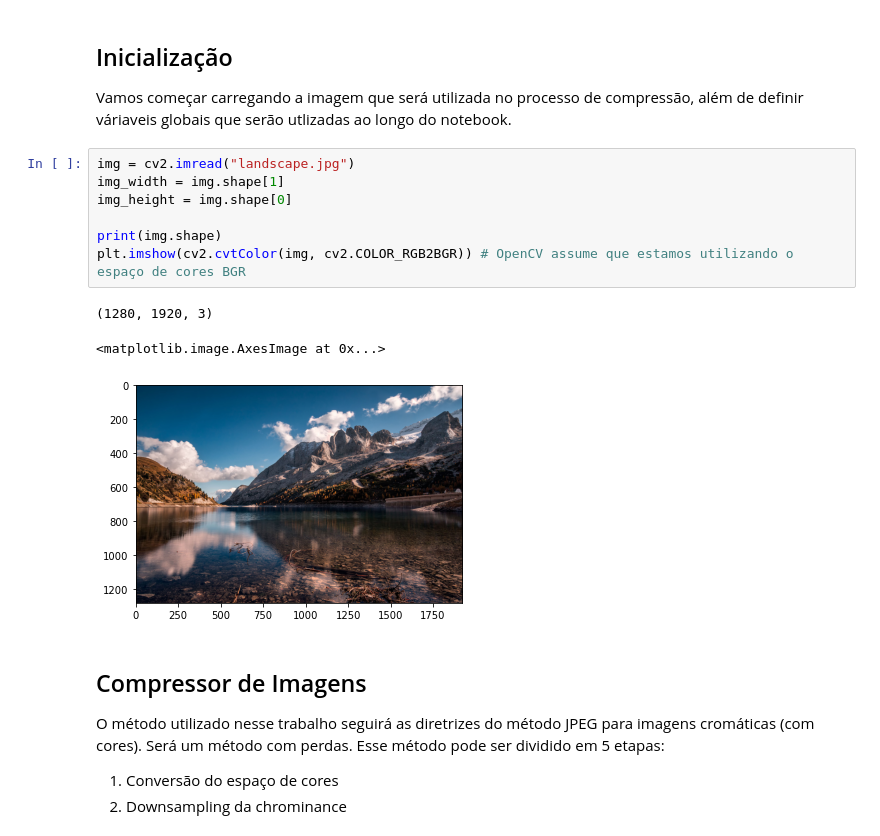
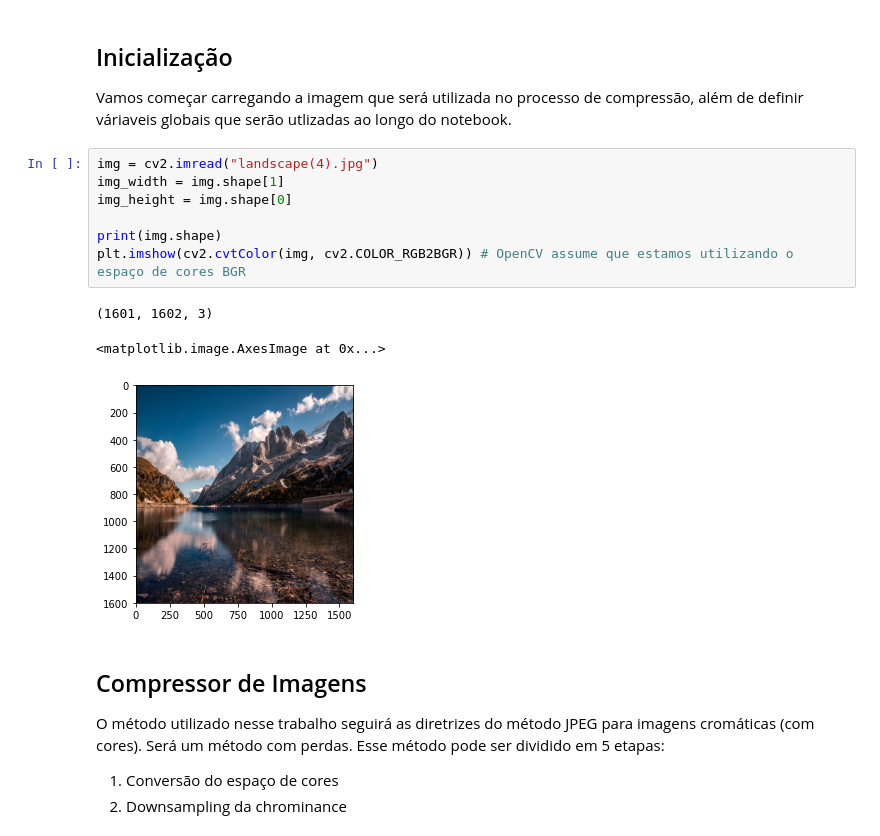
Before and after one commit to luiz-couto/image-compressor, a Jupyter notebook: img-compressor.ipynb, the cells around one changed output. Drawn from its saved outputs; the diff is of its cells as text.

```diff
--- a/img-compressor.ipynb
+++ b/img-compressor.ipynb
@@ -26,16 +26,16 @@ def split(matrix, num):
 ## Inicialização
 Vamos começar carregando a imagem que será utilizada no processo de compressão, além de definir váriaveis globais que serão utlizadas ao longo do notebook.
 # %%
-img = cv2.imread("landscape.jpg")
+img = cv2.imread("landscape(4).jpg")
 img_width = img.shape[1]
 img_height = img.shape[0]
 
 print(img.shape)
 plt.imshow(cv2.cvtColor(img, cv2.COLOR_RGB2BGR)) # OpenCV assume que estamos utilizando o espaço de cores BGR
 # %% [output]
-(1280, 1920, 3)
+(1601, 1602, 3)
 <matplotlib.image.AxesImage at 0x...>
-[figure, old version]
+[figure, new version]
 # %% [markdown]
 ## Compressor de Imagens
 O método utilizado nesse trabalho seguirá as diretrizes do método JPEG para imagens cromáticas (com cores). Será um método com perdas. Esse método pode ser dividido em 5 etapas:
```
Also changed, not shown: parts of 8 cells of this notebook.
